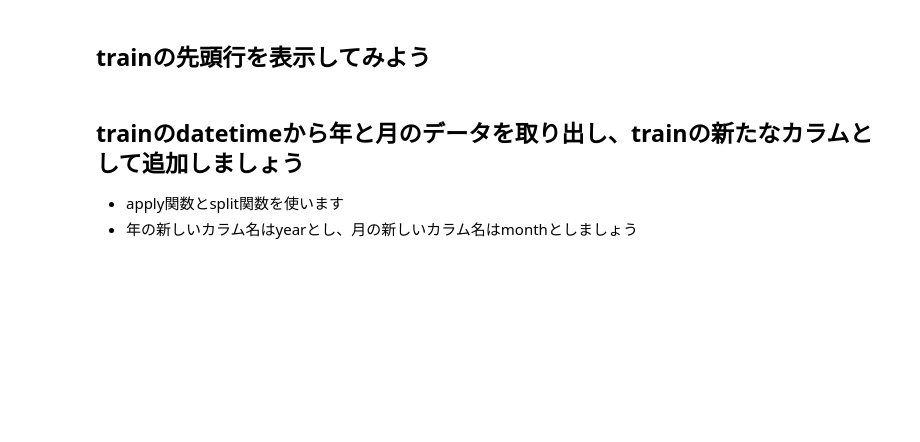
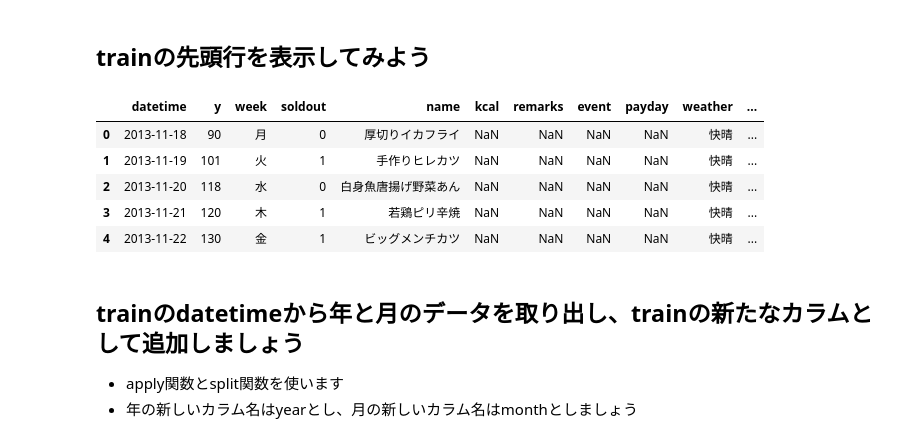
Before and after one commit to nephneph/bento, a Jupyter notebook: Section5_3.ipynb, the cells around one changed output. Cells and saved outputs as stored; diff of their text form; code cells hidden in the pictures; blank space fills up the shorter version.

```diff
--- a/Section5_3.ipynb
+++ b/Section5_3.ipynb
@@ -12,5 +27,14 @@
 # %% [markdown]
 ## trainの先頭行を表示してみよう
+# %%
+train.head()
+# %% [output]
+|  | datetime | y | week | soldout | name | kcal | remarks | event | payday | weather | ... |
+| 0 | 2013-11-18 | 90 | 月 | 0 | 厚切りイカフライ | NaN | NaN | NaN | NaN | 快晴 | ... |
+| 1 | 2013-11-19 | 101 | 火 | 1 | 手作りヒレカツ | NaN | NaN | NaN | NaN | 快晴 | ... |
+| 2 | 2013-11-20 | 118 | 水 | 0 | 白身魚唐揚げ野菜あん | NaN | NaN | NaN | NaN | 快晴 | ... |
+| 3 | 2013-11-21 | 120 | 木 | 1 | 若鶏ピリ辛焼 | NaN | NaN | NaN | NaN | 快晴 | ... |
+| 4 | 2013-11-22 | 130 | 金 | 1 | ビッグメンチカツ | NaN | NaN | NaN | NaN | 快晴 | ... |
 # %% [markdown]
 ## trainのdatetimeから年と月のデータを取り出し、trainの新たなカラムとして追加しましょう
 - apply関数とsplit関数を使います
```
Also changed, not shown: parts of 34 cells of this notebook, 4 other files.
